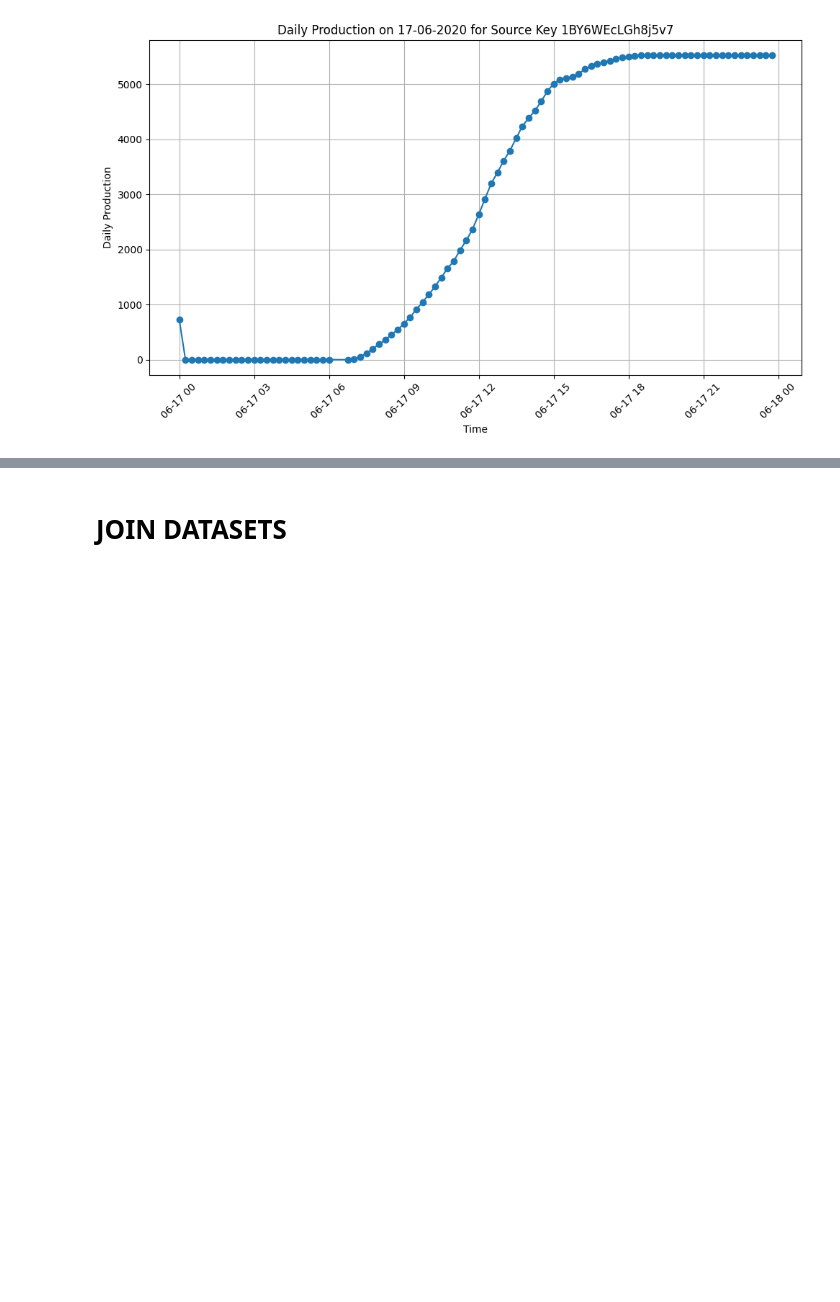
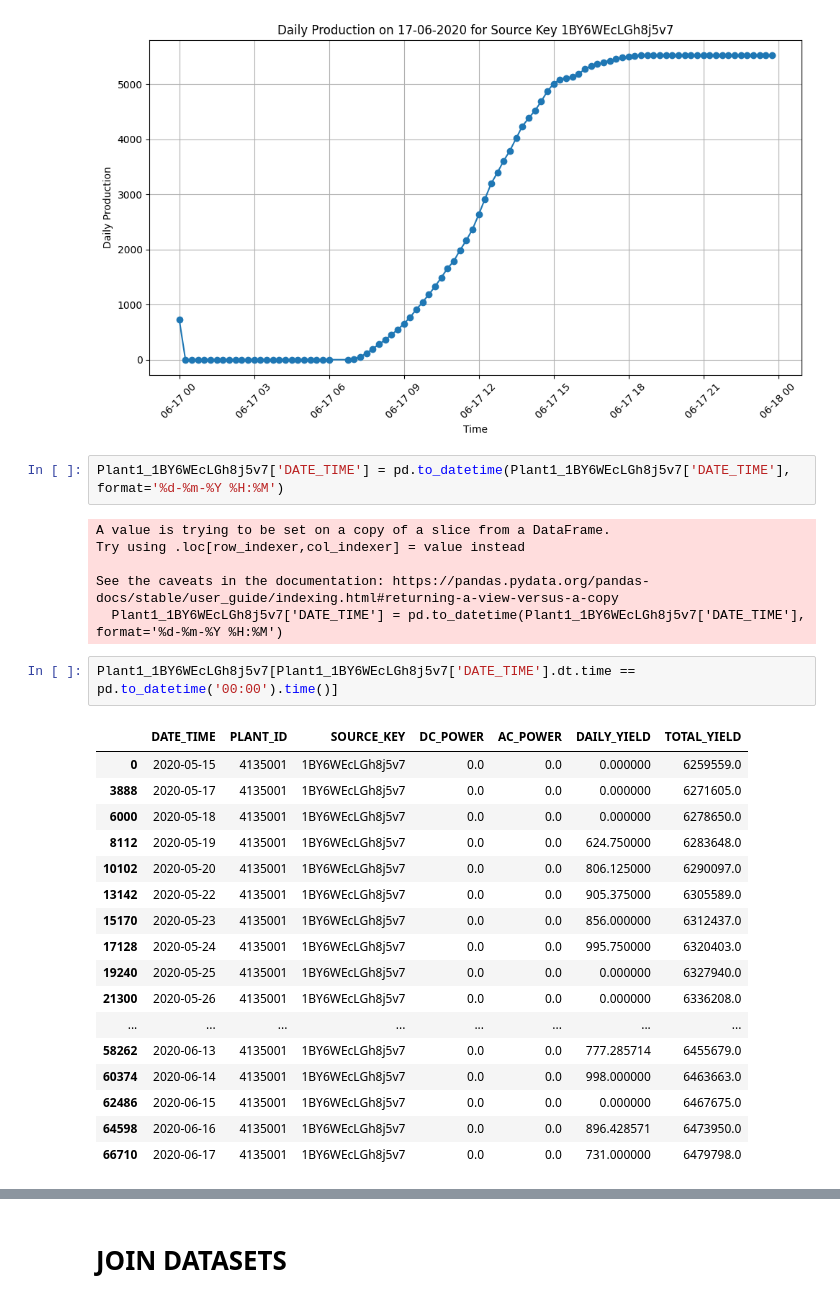
Before and after one commit to Christian-Braga/energy_forecast_ML, a Jupyter notebook: Losa_test.ipynb, the cells around one changed output, grey strips where cells are left out. Saved outputs shown, nothing was run; the diff lists cells and outputs as text; blank space fills up the shorter version.

```diff
--- a/Losa_test.ipynb
+++ b/Losa_test.ipynb
@@ -248,3 +290,31 @@ plt.tight_layout()
 plt.show()
 # %% [output]
 [figure]
+# %%
+Plant1_1BY6WEcLGh8j5v7['DATE_TIME'] = pd.to_datetime(Plant1_1BY6WEcLGh8j5v7['DATE_TIME'], format='%d-%m-%Y %H:%M')
+# %% [output]
+A value is trying to be set on a copy of a slice from a DataFrame.
+Try using .loc[row_indexer,col_indexer] = value instead
+
+See the caveats in the documentation: https://pandas.pydata.org/pandas-docs/stable/user_guide/indexing.html#returning-a-view-versus-a-copy
+  Plant1_1BY6WEcLGh8j5v7['DATE_TIME'] = pd.to_datetime(Plant1_1BY6WEcLGh8j5v7['DATE_TIME'], format='%d-%m-%Y %H:%M')
+# %%
+Plant1_1BY6WEcLGh8j5v7[Plant1_1BY6WEcLGh8j5v7['DATE_TIME'].dt.time == pd.to_datetime('00:00').time()]
+# %% [output]
+|  | DATE_TIME | PLANT_ID | SOURCE_KEY | DC_POWER | AC_POWER | DAILY_YIELD | TOTAL_YIELD |
+| 0 | 2020-05-15 | 4135001 | 1BY6WEcLGh8j5v7 | 0.0 | 0.0 | 0.000000 | 6259559.0 |
+| 3888 | 2020-05-17 | 4135001 | 1BY6WEcLGh8j5v7 | 0.0 | 0.0 | 0.000000 | 6271605.0 |
+| 6000 | 2020-05-18 | 4135001 | 1BY6WEcLGh8j5v7 | 0.0 | 0.0 | 0.000000 | 6278650.0 |
+| 8112 | 2020-05-19 | 4135001 | 1BY6WEcLGh8j5v7 | 0.0 | 0.0 | 624.750000 | 6283648.0 |
+| 10102 | 2020-05-20 | 4135001 | 1BY6WEcLGh8j5v7 | 0.0 | 0.0 | 806.125000 | 6290097.0 |
+| 13142 | 2020-05-22 | 4135001 | 1BY6WEcLGh8j5v7 | 0.0 | 0.0 | 905.375000 | 6305589.0 |
+| 15170 | 2020-05-23 | 4135001 | 1BY6WEcLGh8j5v7 | 0.0 | 0.0 | 856.000000 | 6312437.0 |
+| 17128 | 2020-05-24 | 4135001 | 1BY6WEcLGh8j5v7 | 0.0 | 0.0 | 995.750000 | 6320403.0 |
+| 19240 | 2020-05-25 | 4135001 | 1BY6WEcLGh8j5v7 | 0.0 | 0.0 | 0.000000 | 6327940.0 |
+| 21300 | 2020-05-26 | 4135001 | 1BY6WEcLGh8j5v7 | 0.0 | 0.0 | 0.000000 | 6336208.0 |
+| ... | ... | ... | ... | ... | ... | ... | ... |
+| 58262 | 2020-06-13 | 4135001 | 1BY6WEcLGh8j5v7 | 0.0 | 0.0 | 777.285714 | 6455679.0 |
+| 60374 | 2020-06-14 | 4135001 | 1BY6WEcLGh8j5v7 | 0.0 | 0.0 | 998.000000 | 6463663.0 |
+| 62486 | 2020-06-15 | 4135001 | 1BY6WEcLGh8j5v7 | 0.0 | 0.0 | 0.000000 | 6467675.0 |
+| 64598 | 2020-06-16 | 4135001 | 1BY6WEcLGh8j5v7 | 0.0 | 0.0 | 896.428571 | 6473950.0 |
+| 66710 | 2020-06-17 | 4135001 | 1BY6WEcLGh8j5v7 | 0.0 | 0.0 | 731.000000 | 6479798.0 |
```
Also changed, not shown: parts of 11 cells of this notebook.
